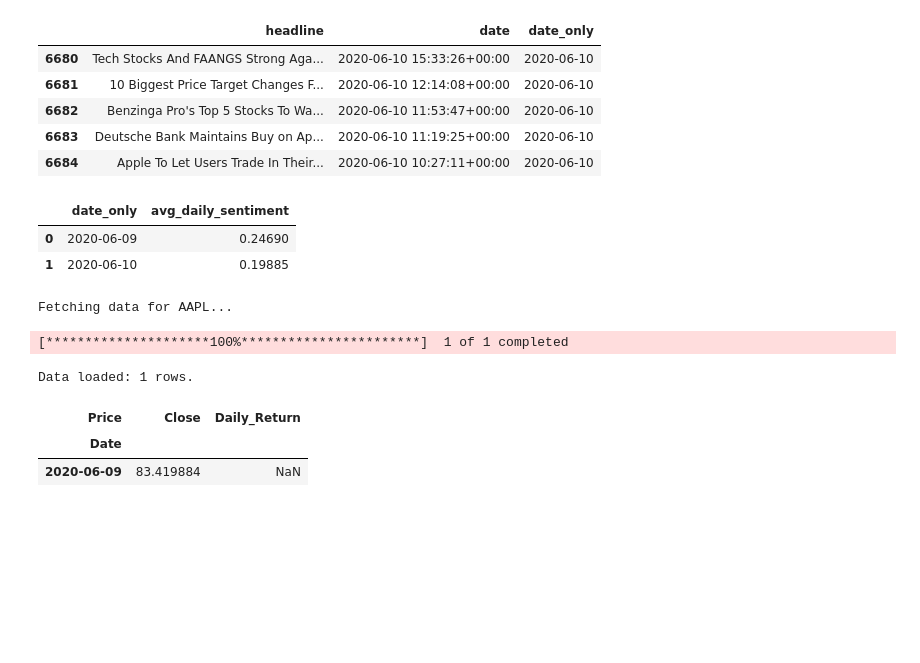
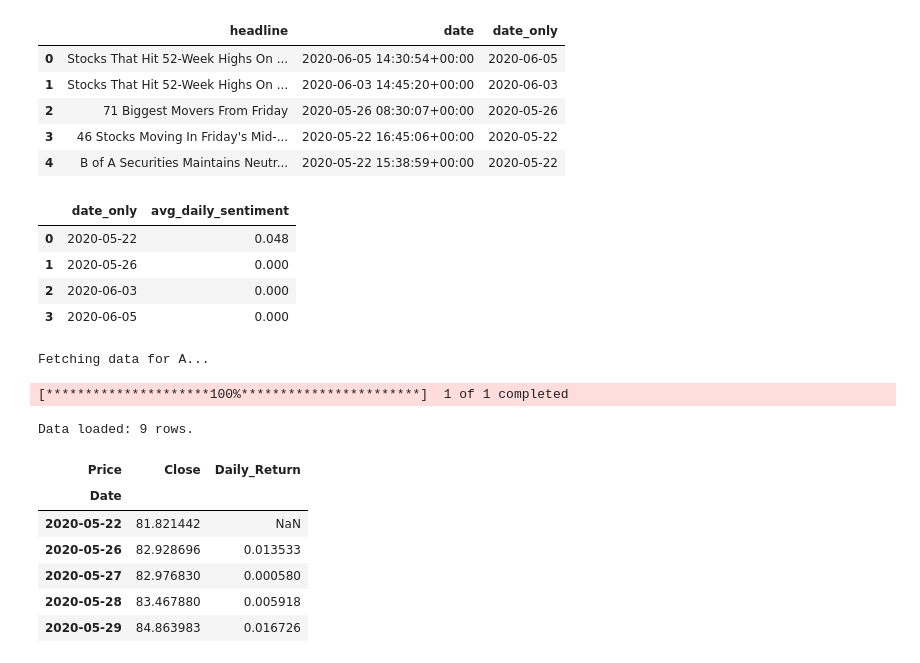
Before and after one commit to ermine12/task-1, a Jupyter notebook: notebooks/task_3_correlation.ipynb, the cells around one changed output. Saved outputs shown, nothing was run; the diff lists cells and outputs as text; code cells hidden in the pictures; blank space fills up the shorter version.

```diff
--- a/notebooks/task_3_correlation.ipynb
+++ b/notebooks/task_3_correlation.ipynb
@@ -12,28 +12,25 @@ sys.path.append(os.path.abspath('..'))
 from scripts import data_loader
 from scripts.financial_analysis import FinancialAnalyzer
 # %%
-# 1. Load and prepare news data
+# 1. Load and prepare news data (all stocks)
 news_path = os.path.join('..', 'data', 'raw_analyst_ratings.csv')
 news_df = data_loader.load_data(news_path)
-
-# Focus on Agilent (ticker 'A') news only
-news_df = news_df[news_df['stock'] == 'A'].copy()
 
 # Normalize dates and clean text
 news_df['date'] = pd.to_datetime(news_df['date'], utc=True, errors='coerce')
 news_df = news_df.dropna(subset=['date', 'headline'])
 
 news_df['date_only'] = news_df['date'].dt.date
 news_df['headline'] = news_df['headline'].astype(str).str.strip()
 
 news_df[['headline', 'date', 'date_only']].head()
 # %% [output]
 |  | headline | date | date_only |
-| 6680 | Tech Stocks And FAANGS Strong Aga... | 2020-06-10 15:33:26+00:00 | 2020-06-10 |
-| 6681 | 10 Biggest Price Target Changes F... | 2020-06-10 12:14:08+00:00 | 2020-06-10 |
-| 6682 | Benzinga Pro's Top 5 Stocks To Wa... | 2020-06-10 11:53:47+00:00 | 2020-06-10 |
-| 6683 | Deutsche Bank Maintains Buy on Ap... | 2020-06-10 11:19:25+00:00 | 2020-06-10 |
-| 6684 | Apple To Let Users Trade In Their... | 2020-06-10 10:27:11+00:00 | 2020-06-10 |
+| 0 | Stocks That Hit 52-Week Highs On ... | 2020-06-05 14:30:54+00:00 | 2020-06-05 |
+| 1 | Stocks That Hit 52-Week Highs On ... | 2020-06-03 14:45:20+00:00 | 2020-06-03 |
+| 2 | 71 Biggest Movers From Friday | 2020-05-26 08:30:07+00:00 | 2020-05-26 |
+| 3 | 46 Stocks Moving In Friday's Mid-... | 2020-05-22 16:45:06+00:00 | 2020-05-22 |
+| 4 | B of A Securities Maintains Neutr... | 2020-05-22 15:38:59+00:00 | 2020-05-22 |
 # %%
 # 2. Sentiment analysis with VADER and daily aggregation
 analyzer = SentimentIntensityAnalyzer()
@@ -58,14 +55,16 @@ daily_sentiment = (
 daily_sentiment.head()
 # %% [output]
 |  | date_only | avg_daily_sentiment |
-| 0 | 2020-06-09 | 0.24690 |
-| 1 | 2020-06-10 | 0.19885 |
+| 0 | 2020-05-22 | 0.048 |
+| 1 | 2020-05-26 | 0.000 |
+| 2 | 2020-06-03 | 0.000 |
+| 3 | 2020-06-05 | 0.000 |
 # %%
-# 3. Retrieve Agilent ('A') stock data and compute daily returns
+# 3. Retrieve AAPL stock data and compute daily returns
 start_date = daily_sentiment['date_only'].min().strftime('%Y-%m-%d')
 end_date = daily_sentiment['date_only'].max().strftime('%Y-%m-%d')
 
-fa = FinancialAnalyzer('A', start_date=start_date, end_date=end_date)
+fa = FinancialAnalyzer('AAPL', start_date=start_date, end_date=end_date)
 price_df = fa.retrieve_data()
 fa.calculate_metrics()  # adds Daily_Return
 price_df = fa.data.copy()
@@ -73,12 +72,16 @@ price_df = fa.data.copy()
 price_df['date_only'] = price_df.index.date
 price_df[['Close', 'Daily_Return']].head()
 # %% [output]
-Fetching data for AAPL...
+Fetching data for A...
 [*********************100%***********************]  1 of 1 completed
-Data loaded: 1 rows.
+Data loaded: 9 rows.
 | Price | Close | Daily_Return |
 | Date |  |  |
-| 2020-06-09 | 83.419884 | NaN |
+| 2020-05-22 | 81.821442 | NaN |
+| 2020-05-26 | 82.928696 | 0.013533 |
+| 2020-05-27 | 82.976830 | 0.000580 |
+| 2020-05-28 | 83.467880 | 0.005918 |
+| 2020-05-29 | 84.863983 | 0.016726 |
 # %%
 # 4. Merge sentiment with returns and compute correlation
 merged = pd.merge(
```
Also changed, not shown: parts of 1 cell of this notebook.
